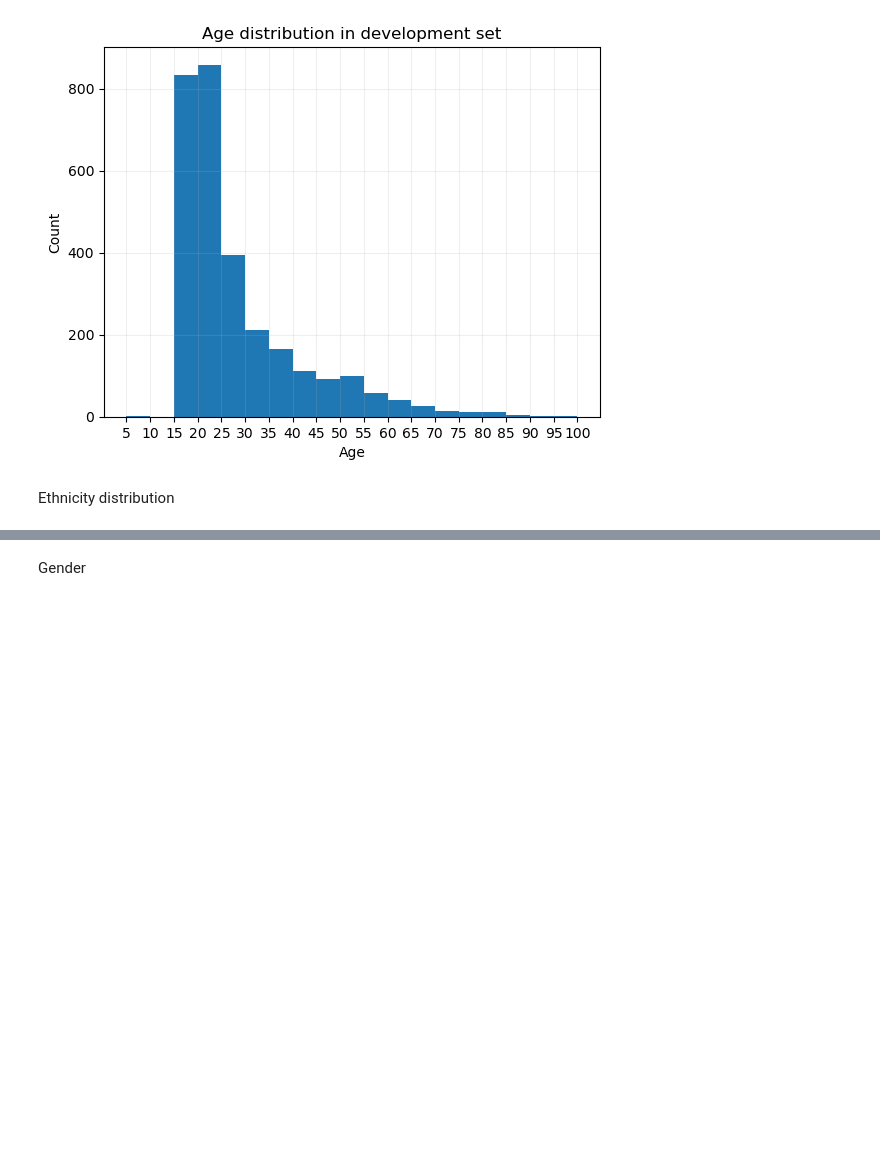
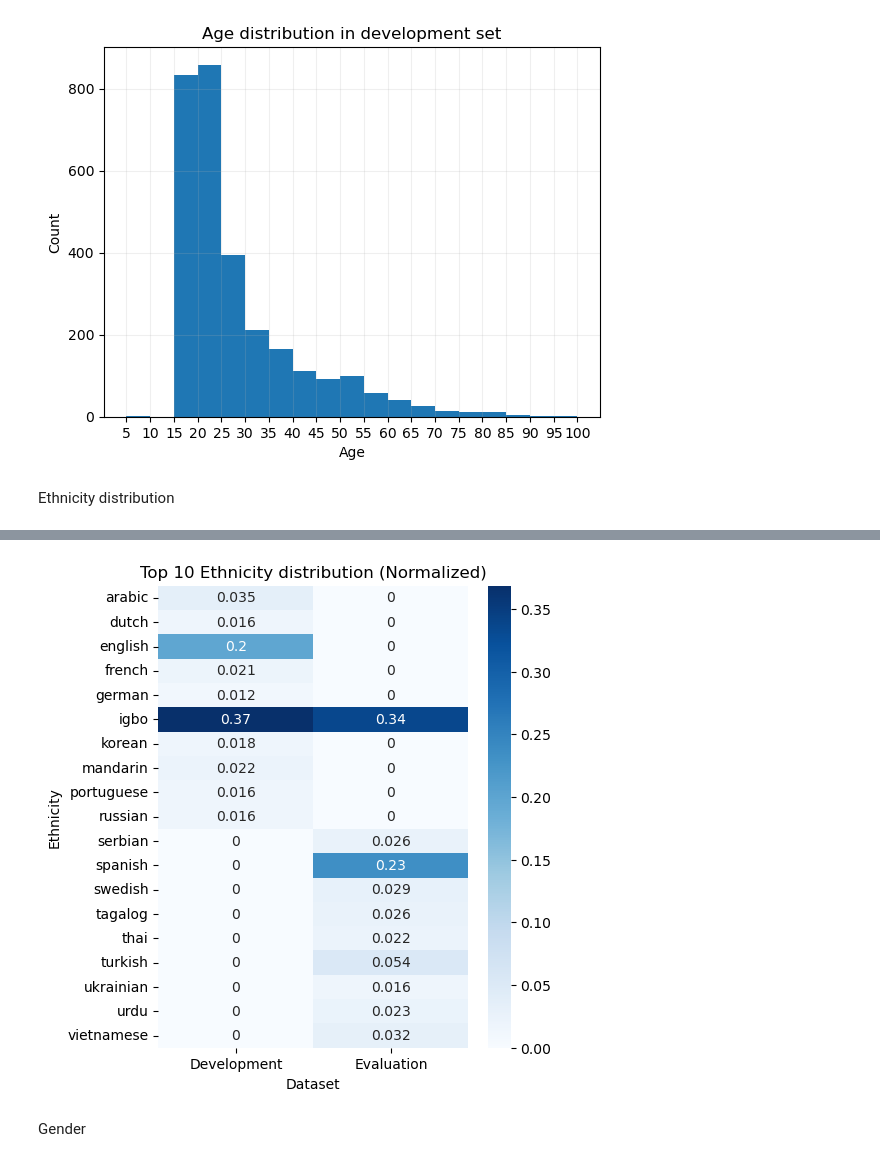
Before and after one commit to luca-byte/dsl-age-estimation, a Jupyter notebook: data_preprocessing.ipynb, the cells around one changed output, grey strips where cells are left out. Cells and saved outputs as stored; diff of their text form; code cells hidden in the pictures; blank space fills up the shorter version.

Commit message:
feat: add ethnicity graph

```diff
--- a/data_preprocessing.ipynb
+++ b/data_preprocessing.ipynb
@@ -58,3 +58,21 @@ Number of ethnicities in both sets: 17
+# %%
+
+# Combine the counts into a single DataFrame
+ethnicity_counts = pd.DataFrame({
+    'Development': df_dev['ethnicity'].value_counts(normalize=True).head(10),
+    'Evaluation': df_eval['ethnicity'].value_counts(normalize=True).head(10)
+}).fillna(0)
+
+
+# Plot the ethnicity distribution as a heatmap
+plt.figure(figsize=(5, 6))
+sns.heatmap(ethnicity_counts, annot=True, cmap='Blues', cbar=True)
+plt.title("Top 10 Ethnicity distribution (Normalized)")
+plt.xlabel("Dataset")
+plt.ylabel("Ethnicity")
+plt.show()
+# %% [output]
+[figure, added]
 # %%
 df_dev.drop(columns=['ethnicity'], inplace=True)
 df_eval.drop(columns=['ethnicity'], inplace=True)
```
Also changed, not shown: parts of 3 cells of this notebook.
